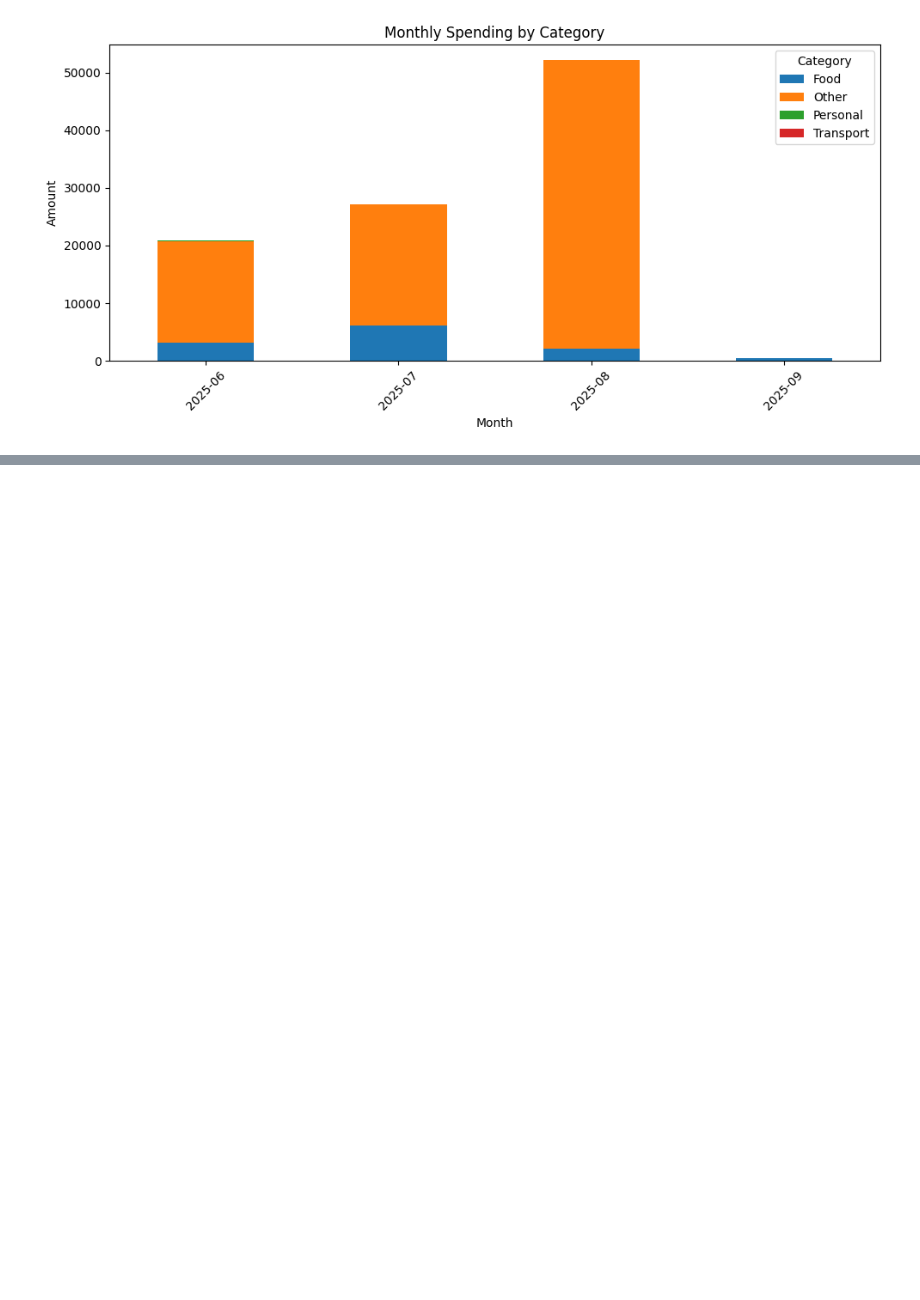
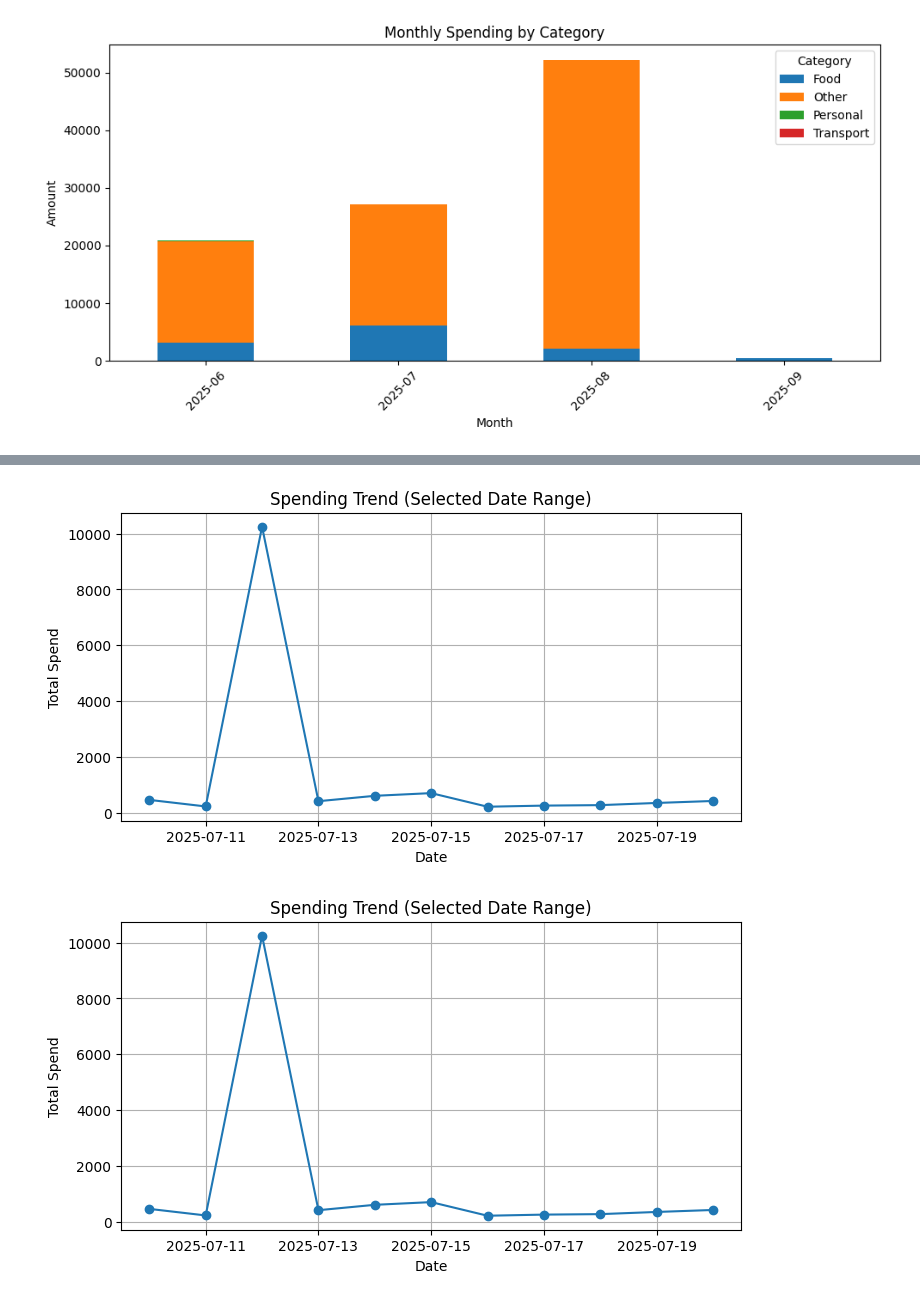
Before and after one commit to Sahil892001/finance-analyzer, a Jupyter notebook: notebooks/analysis_catalog.ipynb, the cells around one changed output, grey strips where cells are left out. Cells and saved outputs as stored; diff of their text form; code cells hidden in the pictures; blank space fills up the shorter version.

```diff
--- a/notebooks/analysis_catalog.ipynb
+++ b/notebooks/analysis_catalog.ipynb
@@ -338,0 +364,5 @@ plt.show()
+# %%
+plot_date_range_trend(df, "2025-07-10", "2025-07-20")
+# %% [output]
+[figure, added]
+[figure, added]
```
Also changed, not shown: parts of 5 cells of this notebook, 2 other files.
